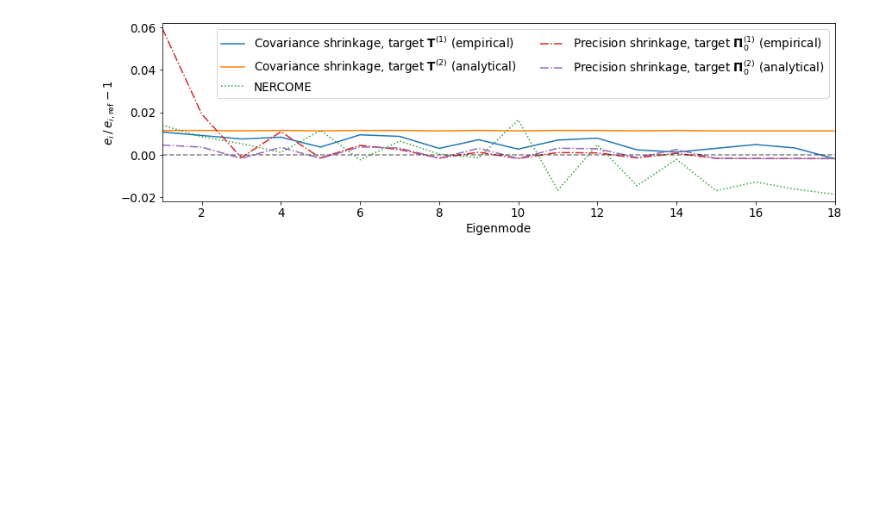
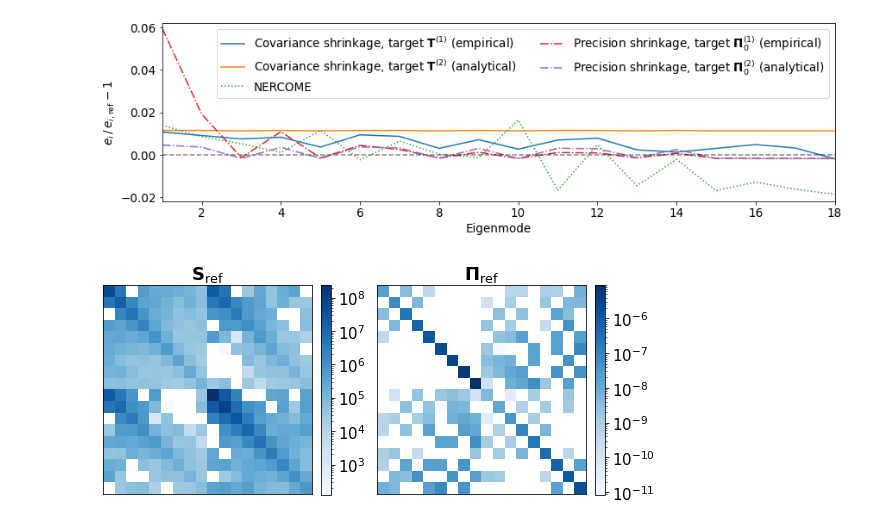
Before and after one commit to marnixlooijmans/shrinkage-estimation-paper, a Jupyter notebook: notebooks/make-plots.ipynb, the cells around one changed output. Cells and saved outputs as stored; diff of their text form; code cells hidden in the pictures; blank space fills up the shorter version.

Commit message:
Create reference cov and prec matrix plot

```diff
--- a/notebooks/make-plots.ipynb
+++ b/notebooks/make-plots.ipynb
@@ -312,3 +313,28 @@ cov NERCOME 0.049
 pre shrinkage_emp 0.064
 pre shrinkage_ana 0.013
 [figure]
+# %%
+import matplotlib as mpl
+
+C_ref = np.loadtxt(os.path.join(mat_path, "n2048/cov_sample/cov_18_18_sample_2048_v1.matrix"))
+Pi_ref = np.linalg.inv(C_ref) * hartlap(2048)
+
+fig, axs = plt.subplots(1,2)
+fig.subplots_adjust(hspace=0, wspace=0.2)
+fig.set_size_inches(9, 18)
+
+def plot_mat_imshow(mat, ax, title):
+    im = ax.imshow(mat, norm="log", cmap=mpl.colormaps["Blues"])
+    ax.set_title(title, fontsize=18)
+    ax.set_xticks([])
+    ax.set_yticks([])
+    cbar = plt.colorbar(im, ax=ax, fraction=0.046, pad=0.04)
+    cbar.ax.tick_params(labelsize=15)
+
+plot_mat_imshow(C_ref, axs[0], r"$\mathbf{S}_{\rm ref}$")
+plot_mat_imshow(Pi_ref, axs[1], r"$\mathbf{\Pi}_{\rm ref}$")
+
+#fig.savefig("../output/BOSS_DR12_NGC_z1/plots/ref_mat.pdf", bbox_inches='tight', pad_inches = 0.1)
+plt.show()
+# %% [output]
+[figure, added]
```
Also changed, not shown: parts of 5 cells of this notebook, 1 other file.
